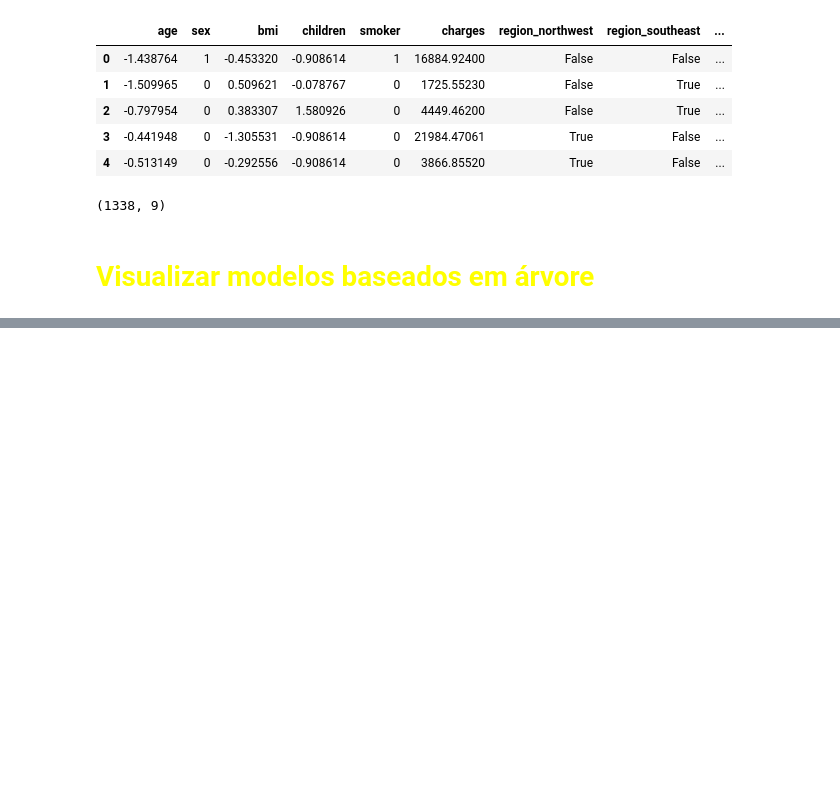
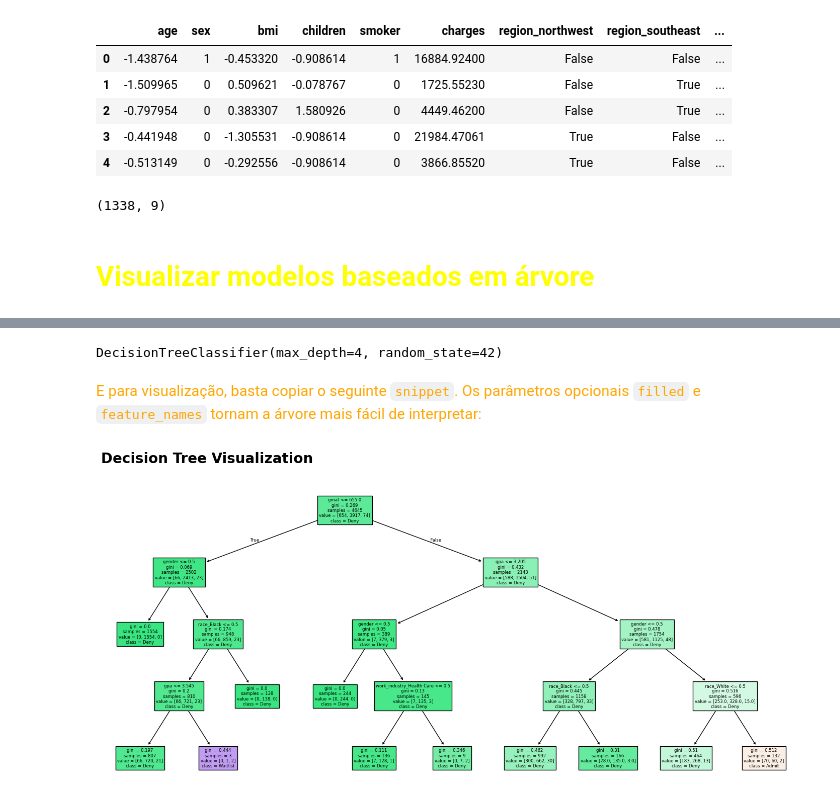
Before and after one commit to EddyGiusepe/SHAP_SHapley_Additive_exPlanations, a Jupyter notebook: 2_SHAP.ipynb, the cells around one changed output, grey strips where cells are left out. Saved outputs shown, nothing was run; the diff lists cells and outputs as text; code cells hidden in the pictures; blank space fills up the shorter version.

Commit message:
Decision Tree Visualization

```diff
--- a/2_SHAP.ipynb
+++ b/2_SHAP.ipynb
@@ -374,2 +374,6 @@ Tenha em mente que modelos de árvore de decisão e floresta aleatória podem se
 
 Para começar, carregue o conjunto de dados de classificação e divida-o em subconjuntos de treinamento e teste:
+# %%
+df = load_classification_dataset()
+
+df.head()
@@ -375,0 +410,5 @@ Para começar, carregue o conjunto de dados de classificação e divida-o em sub
+# %%
+X = df.drop("admission", axis=1)
+y = df["admission"]
+
+X_train, X_test, y_train, y_test = train_test_split(X, y, test_size=0.25, random_state=42)
@@ -375,0 +427,16 @@ Para começar, carregue o conjunto de dados de classificação e divida-o em sub
+# %%
+from sklearn import tree
+
+decision_tree = tree.DecisionTreeClassifier(random_state=42, max_depth=4)
+decision_tree.fit(X_train, y_train)
+# %% [output]
+DecisionTreeClassifier(max_depth=4, random_state=42)
+# %% [markdown]
+<font color="orange">E para visualização, basta copiar o seguinte `snippet`. Os parâmetros opcionais `filled` e `feature_names` tornam a árvore mais fácil de interpretar:</font>
+# %%
+plt.figure(figsize=(18,8))
+tree.plot_tree(decision_tree, filled=True, feature_names=X.columns, class_names=y.unique())
+plt.title("Decision Tree Visualization", size=20, loc="left", y=1.04, weight="bold")
+plt.show()
+# %% [output]
+[figure, added]
```
Also changed, not shown: parts of 6 cells of this notebook.
